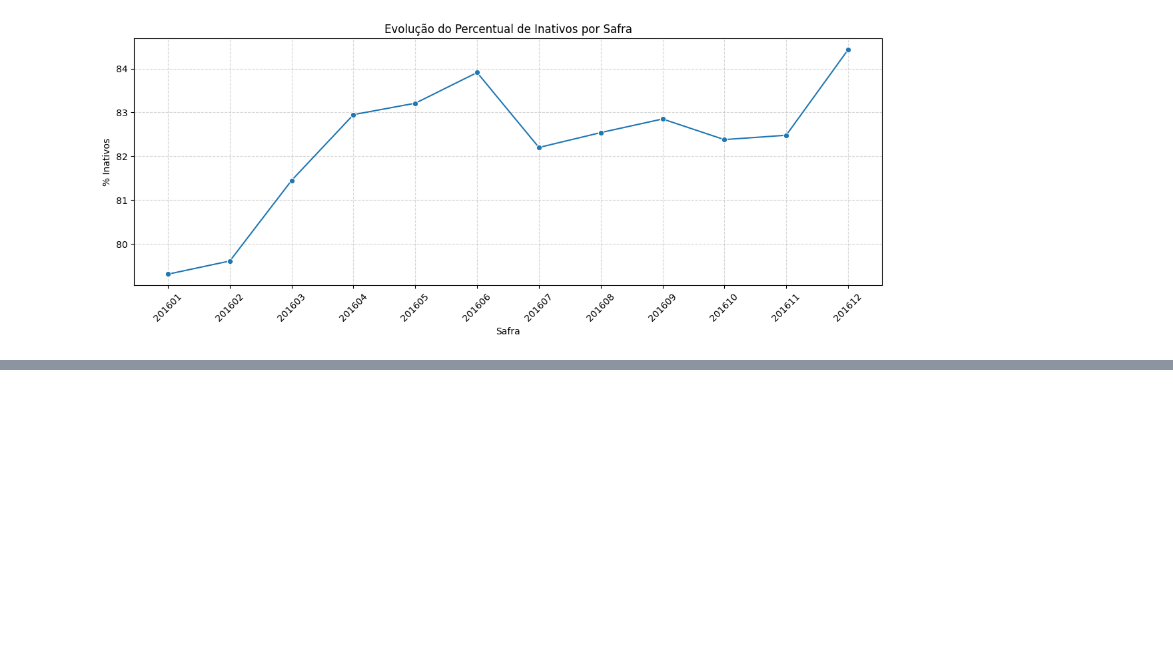
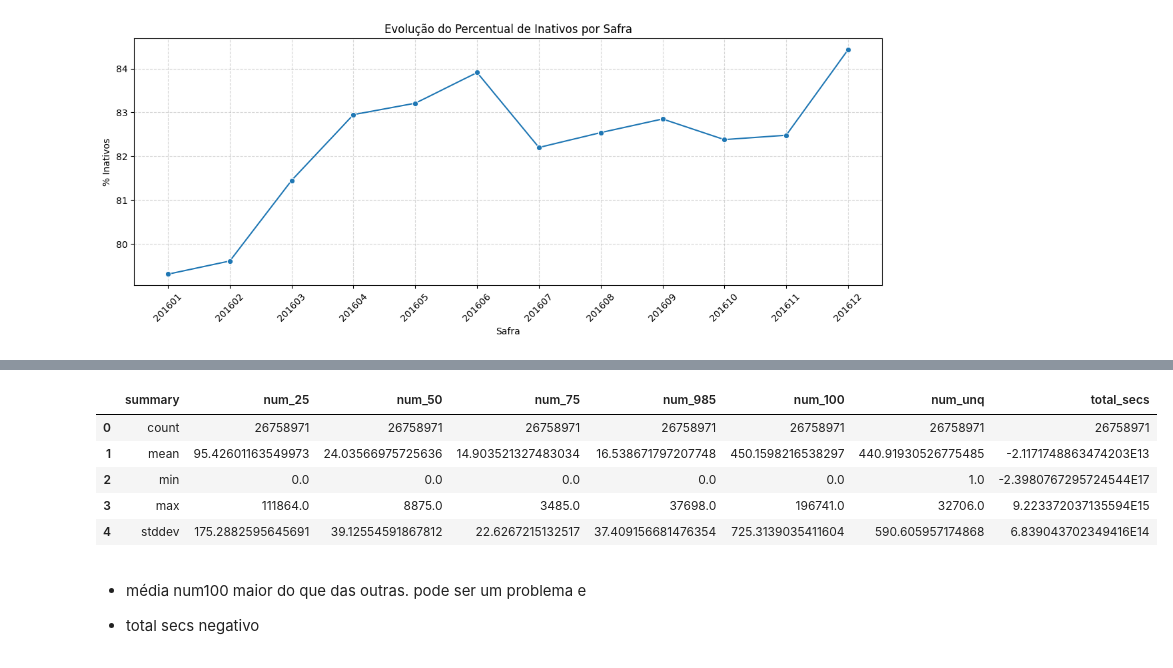
Before and after one commit to jups02/dm, a Jupyter notebook: case_dm.ipynb, the cells around one changed output, grey strips where cells are left out. Cells and saved outputs as stored; diff of their text form; code cells hidden in the pictures; blank space fills up the shorter version.

```diff
--- a/case_dm.ipynb
+++ b/case_dm.ipynb
@@ -825,0 +891,15 @@ plt.show()
+# %%
+numeric_cols = ['num_25', 'num_50', 'num_75', 'num_985', 'num_100', 'num_unq', 'total_secs']
+
+df_user_logs.select(numeric_cols).summary("count", "mean", "min", "max", "stddev").toPandas()
+# %% [output]
+|  | summary | num_25 | num_50 | num_75 | num_985 | num_100 | num_unq | total_secs |
+| 0 | count | 26758971 | 26758971 | 26758971 | 26758971 | 26758971 | 26758971 | 26758971 |
+| 1 | mean | 95.42601163549973 | 24.03566975725636 | 14.903521327483034 | 16.538671797207748 | 450.1598216538297 | 440.91930526775485 | -2.1171748863474203E13 |
+| 2 | min | 0.0 | 0.0 | 0.0 | 0.0 | 0.0 | 1.0 | -2.3980767295724544E17 |
+| 3 | max | 111864.0 | 8875.0 | 3485.0 | 37698.0 | 196741.0 | 32706.0 | 9.223372037135594E15 |
+| 4 | stddev | 175.2882595645691 | 39.12554591867812 | 22.6267215132517 | 37.409156681476354 | 725.3139035411604 | 590.605957174868 | 6.839043702349416E14 |
+# %% [markdown]
+* média num100 maior do que das outras. pode ser um problema e
+
+* total secs negativo
```
Also changed, not shown: parts of 55 cells of this notebook, 1 other file.
